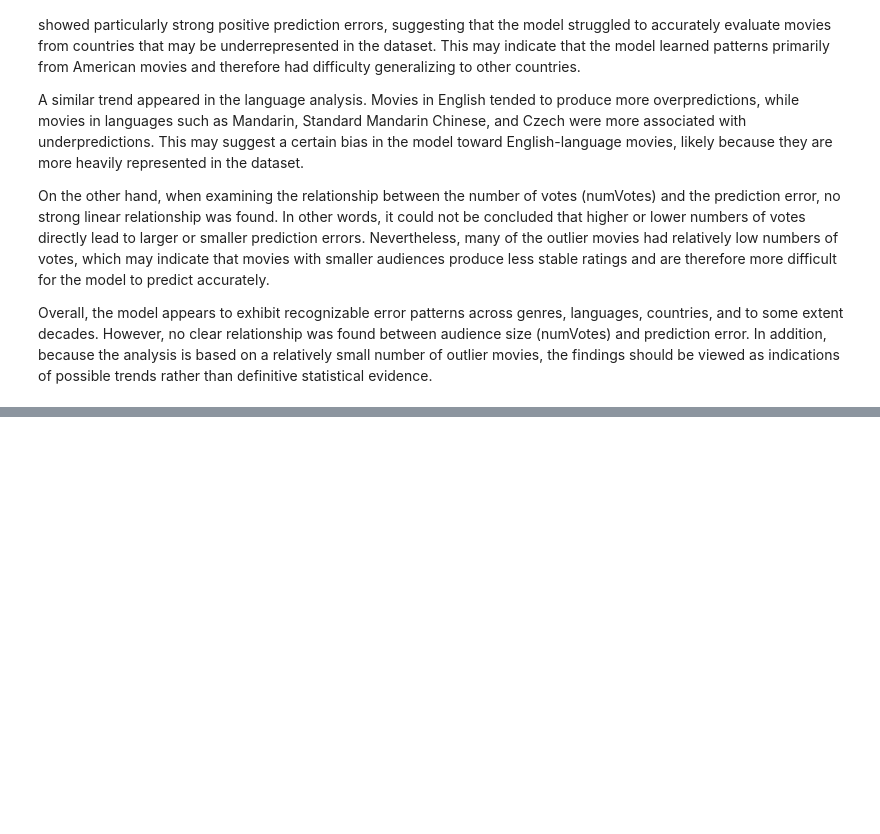
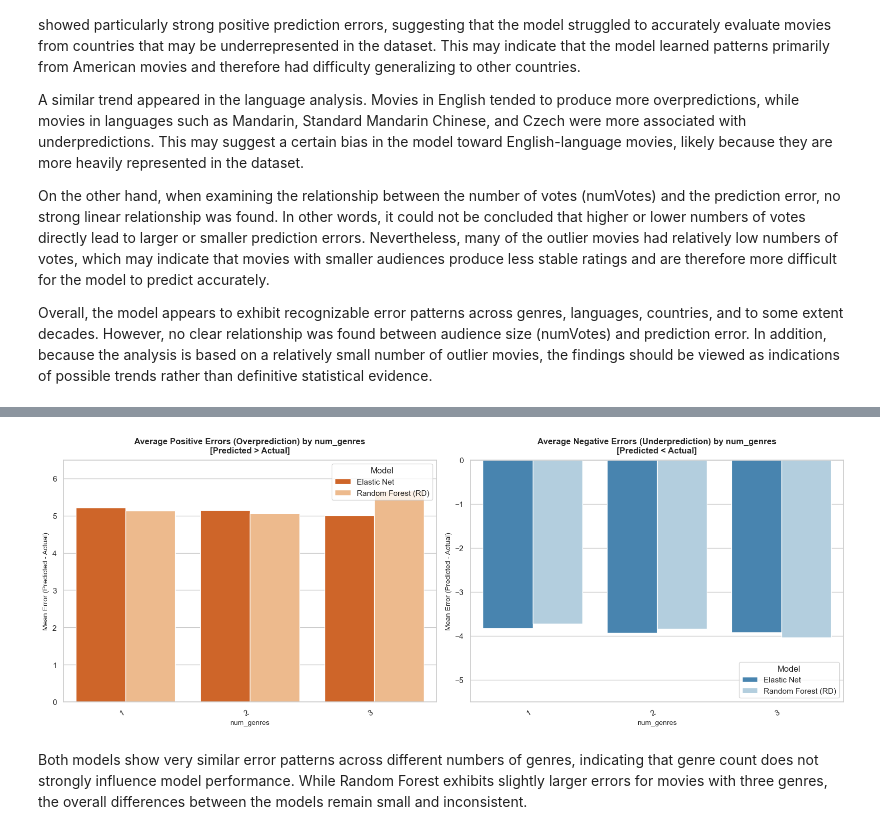
Before and after one commit to BarelAndArad/python-ml-project, a Jupyter notebook: Python_ML_Project.ipynb, the cells around one changed output, grey strips where cells are left out. Cells and saved outputs as stored; diff of their text form; code cells hidden in the pictures; blank space fills up the shorter version.

```diff
--- a/Python_ML_Project.ipynb
+++ b/Python_ML_Project.ipynb
@@ -1544,0 +1710,6 @@ NameError: name 'df_test_prepared' is not defined
+# %%
+plot_outliers_by_feature(df_outliers_elastic_net, df_outliers_rd, 'num_genres')
+# %% [output]
+[figure, added]
+# %% [markdown]
+Both models show very similar error patterns across different numbers of genres, indicating that genre count does not strongly influence model performance. While Random Forest exhibits slightly larger errors for movies with three genres, the overall differences between the models remain small and inconsistent.
```
Also changed, not shown: parts of 50 cells of this notebook.
